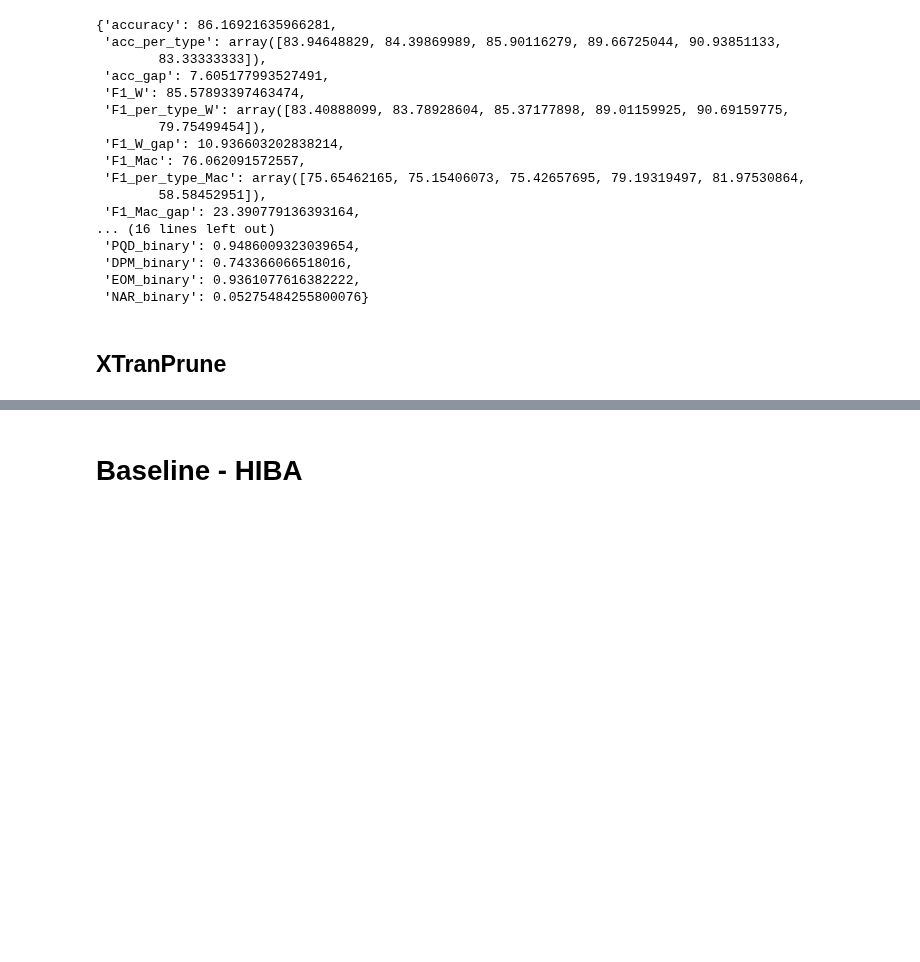
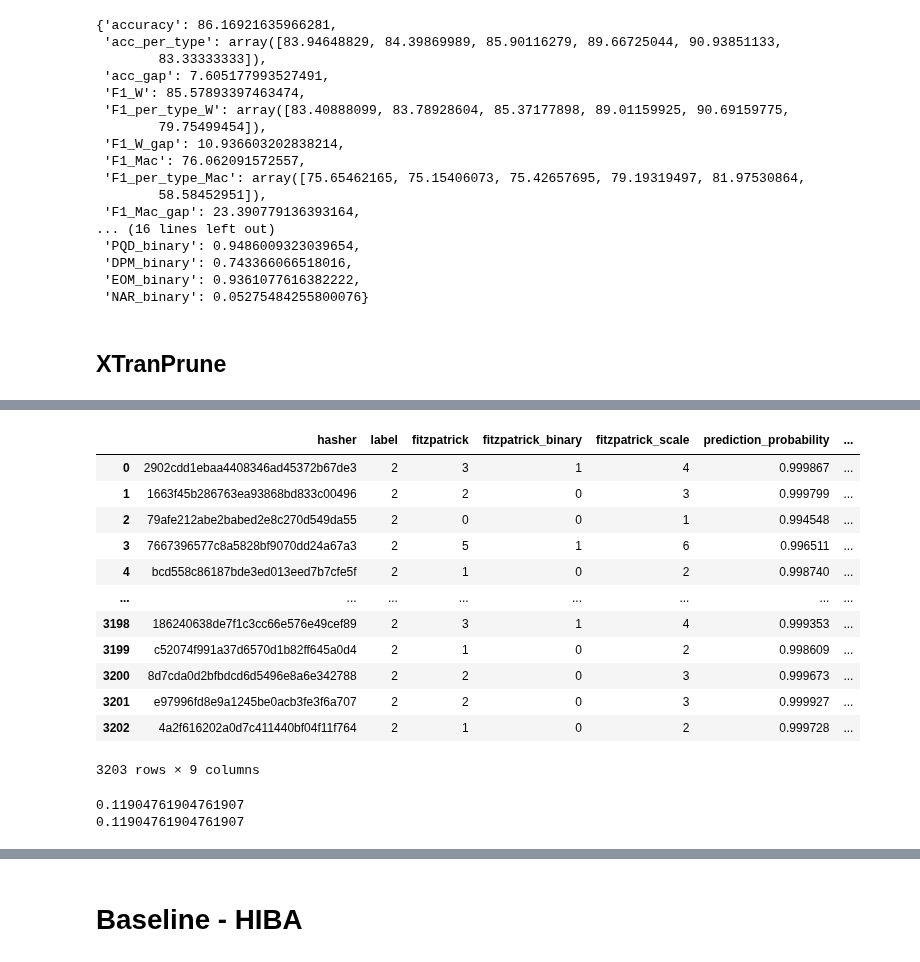
Before and after one commit to AliGhadirii/XTranPrune, a Jupyter notebook: Notebooks/multi_evaluate.ipynb, the cells around one changed output, grey strips where cells are left out. Saved outputs shown, nothing was run; the diff lists cells and outputs as text; code cells hidden in the pictures; blank space fills up the shorter version.

Commit message:
new EOdd and EOpp metrics based on fairprune and FAirME added to the metrics

```diff
--- a/Notebooks/multi_evaluate.ipynb
+++ b/Notebooks/multi_evaluate.ipynb
@@ -690,6 +718,8 @@ cal_metrics_old(df=df)
 ## XTranPrune
 # %%
 df = pd.read_csv('/home/ali/Outputs/Fitzpatrick17k/Pruning/Main_0.8/PruningEXP33/validation_results_DeiT_S_LRP_PIter14_epoch=50_random_holdout.csv')
-df["all_probability"] = df["all_probability"].apply(lambda x: np.array(ast.literal_eval(x)))
-cal_metrics(df=df)
+# df["all_probability"] = df["all_probability"].apply(lambda x: np.array(ast.literal_eval(x)))
+# df["label"]= df['label'].replace(2, 0)
+# df["prediction"]= df['prediction'].replace(2, 0)
+cal_metrics_old(df=df)
 # %% [output]
@@ -712,0 +761,25 @@ cal_metrics(df=df)
+# %%
+df["binary_label"]= df['label'].replace(2, 0)
+df["binary_prediction"]= df['prediction'].replace(2, 0)
+df
+# %% [output]
+|  | hasher | label | fitzpatrick | fitzpatrick_binary | fitzpatrick_scale | prediction_probability | ... |
+| 0 | 2902cdd1ebaa4408346ad45372b67de3 | 2 | 3 | 1 | 4 | 0.999867 | ... |
+| 1 | 1663f45b286763ea93868bd833c00496 | 2 | 2 | 0 | 3 | 0.999799 | ... |
+| 2 | 79afe212abe2babed2e8c270d549da55 | 2 | 0 | 0 | 1 | 0.994548 | ... |
+| 3 | 7667396577c8a5828bf9070dd24a67a3 | 2 | 5 | 1 | 6 | 0.996511 | ... |
+| 4 | bcd558c86187bde3ed013eed7b7cfe5f | 2 | 1 | 0 | 2 | 0.998740 | ... |
+| ... | ... | ... | ... | ... | ... | ... | ... |
+| 3198 | 186240638de7f1c3cc66e576e49cef89 | 2 | 3 | 1 | 4 | 0.999353 | ... |
+| 3199 | c52074f991a37d6570d1b82ff645a0d4 | 2 | 1 | 0 | 2 | 0.998609 | ... |
+| 3200 | 8d7cda0d2bfbdcd6d5496e8a6e342788 | 2 | 2 | 0 | 3 | 0.999673 | ... |
+| 3201 | e97996fd8e9a1245be0acb3fe3f6a707 | 2 | 2 | 0 | 3 | 0.999927 | ... |
+| 3202 | 4a2f616202a0d7c411440bf04f11f764 | 2 | 1 | 0 | 2 | 0.999728 | ... |
+3203 rows × 9 columns
+# %%
+import fairlearn.metrics as flm
+print(flm.equal_opportunity_difference(df["label"], df["prediction"], sensitive_features=df["fitzpatrick"]))
+print(flm.equalized_odds_difference(df["label"], df["prediction"], sensitive_features=df["fitzpatrick"]))
+# %% [output]
+0.11904761904761907
+0.11904761904761907
```
Also changed, not shown: parts of 5 cells of this notebook, 2 other files.
